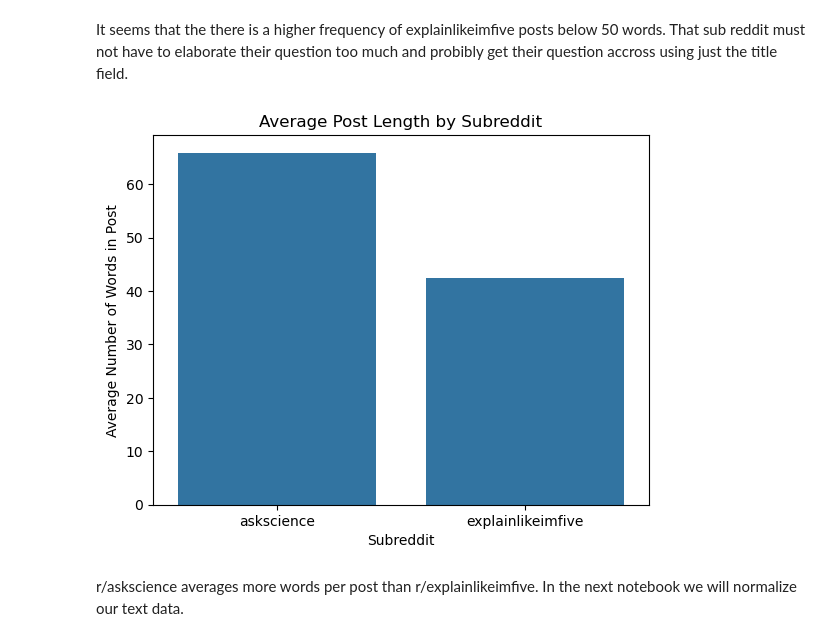
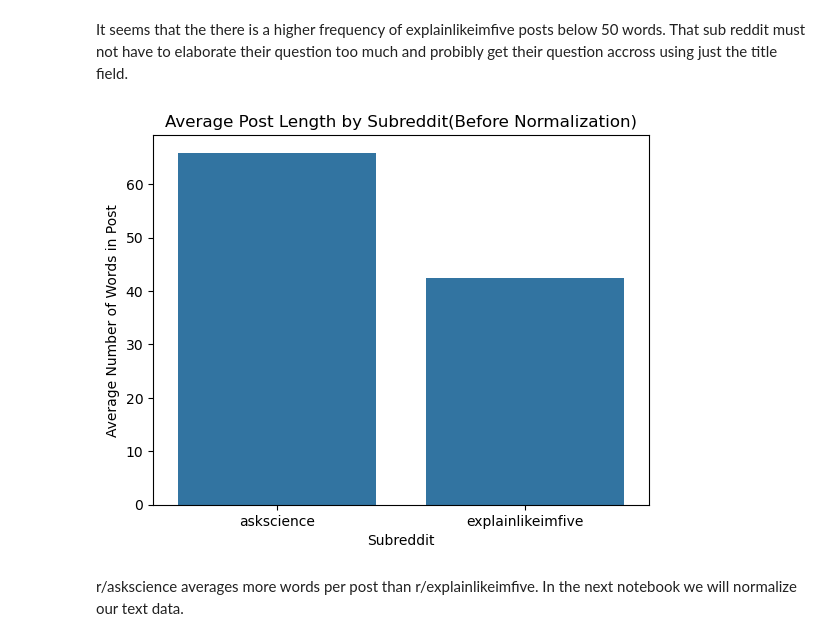
Before and after one commit to felixr04/GA-Improving-the-Learning-Experience-of-Reddit, a Jupyter notebook: 02a_Early_Data_Visualizations.ipynb, the cells around one changed output. Saved outputs shown, nothing was run; the diff lists cells and outputs as text; code cells hidden in the pictures.

```diff
--- a/02a_Early_Data_Visualizations.ipynb
+++ b/02a_Early_Data_Visualizations.ipynb
@@ -44,14 +45,15 @@ It seems that the there is a higher frequency of explainlikeimfive posts below 5
 # %%
 # Computing the average text length per subreddit
 avg_text_length = df.groupby('subreddit')['text_length'].mean().reset_index()
 
 # Plotting the bar chart
 sns.barplot(data=avg_text_length, x='subreddit', y='text_length')
-plt.title("Average Post Length by Subreddit")
+plt.title("Average Post Length by Subreddit(Before Normalization)")
 plt.xlabel("Subreddit")
 plt.ylabel("Average Number of Words in Post")
+plt.savefig('images/RAW_avg_post_by_subreddit.png', dpi=300)
 plt.show()
 # %% [output]
-[figure, old version]
+[figure, new version]
 # %% [markdown]
 r/askscience averages more words per post than r/explainlikeimfive. In the next notebook we will normalize our text data.
```
Also changed, not shown: parts of 1 cell of this notebook, 15 other files.
